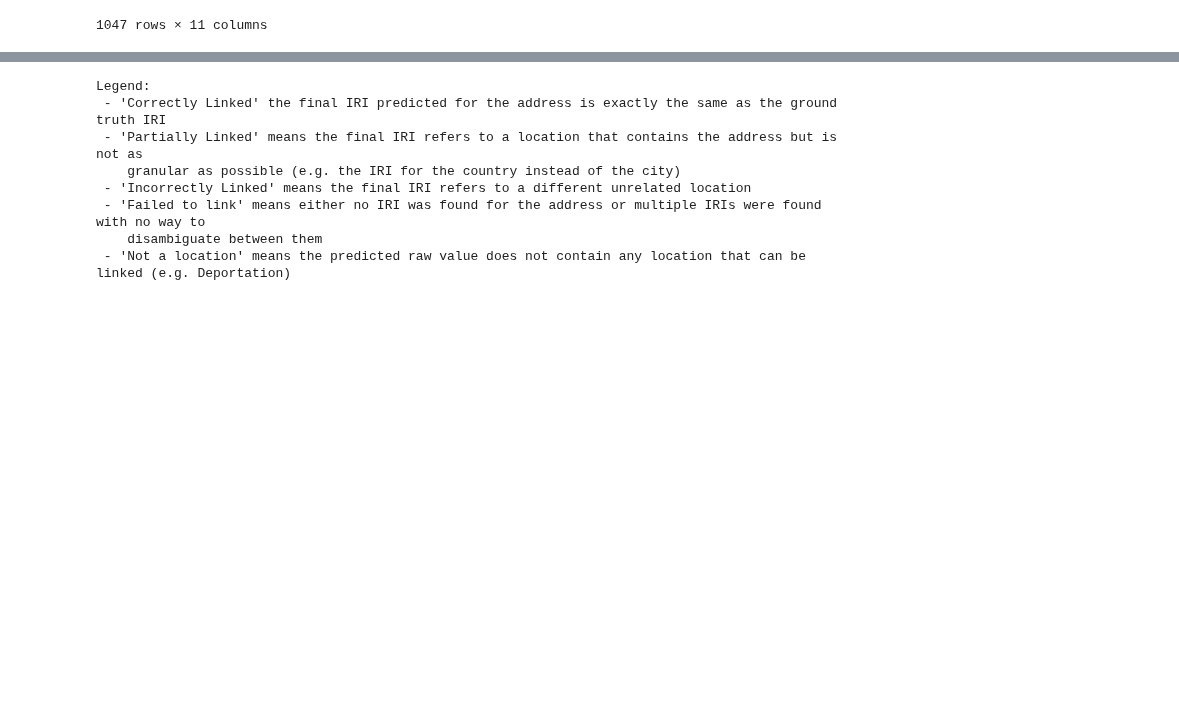
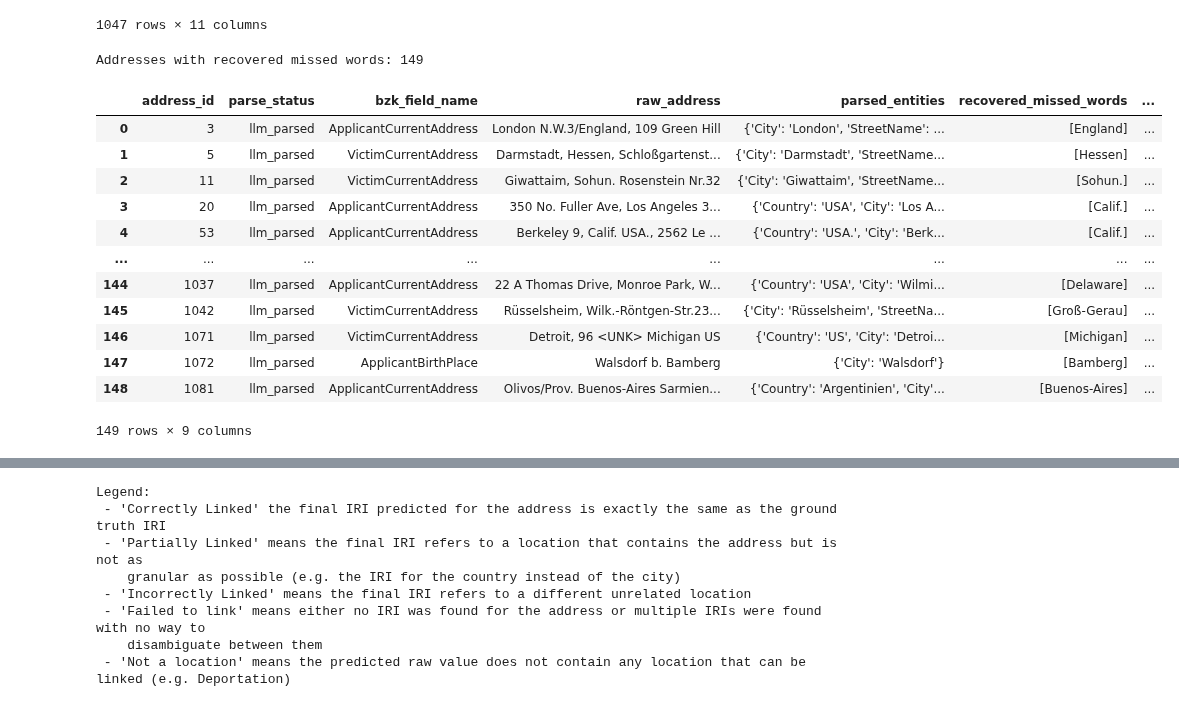
Before and after one commit to ISE-FIZKarlsruhe/bzk-address-parsing, a Jupyter notebook: entity_linking.ipynb, the cells around one changed output, grey strips where cells are left out. Saved outputs shown, nothing was run; the diff lists cells and outputs as text; code cells hidden in the pictures; blank space fills up the shorter version.

```diff
--- a/entity_linking.ipynb
+++ b/entity_linking.ipynb
@@ -175,6 +170,25 @@ disambiguated_addresses
 | 1045 | test_77 | 1089 | ApplicantCurrentAddress | East-Ormund - Melbourne - Vic./Au... | Melbourne | Melbourne | Australia | https://sws.geonames.org/2158177 | ... |
 | 1046 | test_77 | 1090 | VictimBirthPlace | Berne | Berne | Berne | Germany | https://sws.geonames.org/8379174 | ... |
 1047 rows × 11 columns
+# %%
+recovered_missed_words = utils.build_recovered_missed_words_df(parsed_rows, outcomes)
+print(f"Addresses with recovered missed words: {len(recovered_missed_words)}")
+recovered_missed_words
+# %% [output]
+Addresses with recovered missed words: 149
+|  | address_id | parse_status | bzk_field_name | raw_address | parsed_entities | recovered_missed_words | ... |
+| 0 | 3 | llm_parsed | ApplicantCurrentAddress | London N.W.3/England, 109 Green Hill | {'City': 'London', 'StreetName': ... | [England] | ... |
+| 1 | 5 | llm_parsed | VictimCurrentAddress | Darmstadt, Hessen, Schloßgartenst... | {'City': 'Darmstadt', 'StreetName... | [Hessen] | ... |
+| 2 | 11 | llm_parsed | VictimCurrentAddress | Giwattaim, Sohun. Rosenstein Nr.32 | {'City': 'Giwattaim', 'StreetName... | [Sohun.] | ... |
+| 3 | 20 | llm_parsed | ApplicantCurrentAddress | 350 No. Fuller Ave, Los Angeles 3... | {'Country': 'USA', 'City': 'Los A... | [Calif.] | ... |
+| 4 | 53 | llm_parsed | ApplicantCurrentAddress | Berkeley 9, Calif. USA., 2562 Le ... | {'Country': 'USA.', 'City': 'Berk... | [Calif.] | ... |
+| ... | ... | ... | ... | ... | ... | ... | ... |
+| 144 | 1037 | llm_parsed | ApplicantCurrentAddress | 22 A Thomas Drive, Monroe Park, W... | {'Country': 'USA', 'City': 'Wilmi... | [Delaware] | ... |
+| 145 | 1042 | llm_parsed | VictimCurrentAddress | Rüsselsheim, Wilk.-Röntgen-Str.23... | {'City': 'Rüsselsheim', 'StreetNa... | [Groß-Gerau] | ... |
+| 146 | 1071 | llm_parsed | VictimCurrentAddress | Detroit, 96 <UNK> Michigan US | {'Country': 'US', 'City': 'Detroi... | [Michigan] | ... |
+| 147 | 1072 | llm_parsed | ApplicantBirthPlace | Walsdorf b. Bamberg | {'City': 'Walsdorf'} | [Bamberg] | ... |
+| 148 | 1081 | llm_parsed | ApplicantCurrentAddress | Olivos/Prov. Buenos-Aires Sarmien... | {'Country': 'Argentinien', 'City'... | [Buenos-Aires] | ... |
+149 rows × 9 columns
 # %%
 pipeline_metrics = utils.evaluate_outcomes(outcomes, bzkopen_gt)
 pipeline_metrics
```
Also changed, not shown: parts of 10 cells of this notebook, 4 other files.
